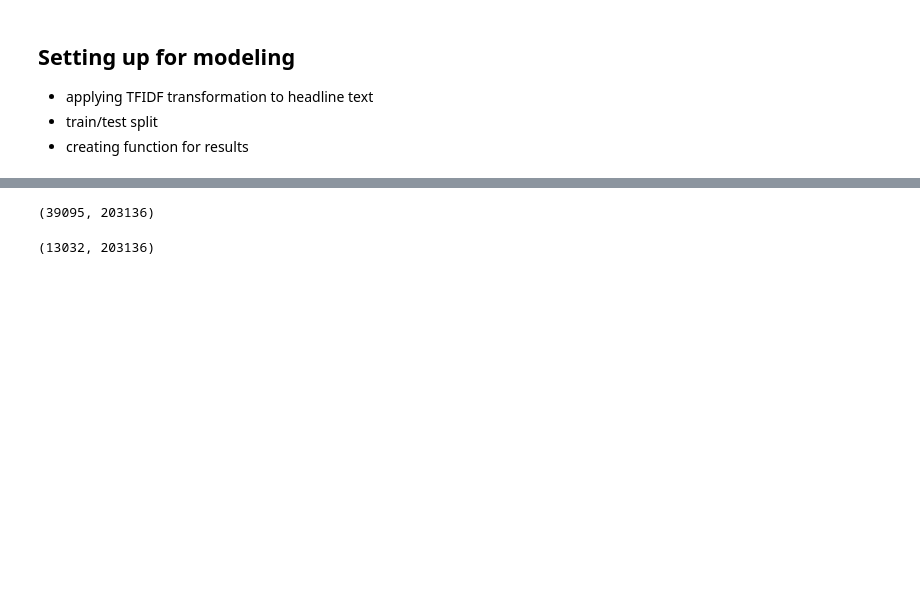
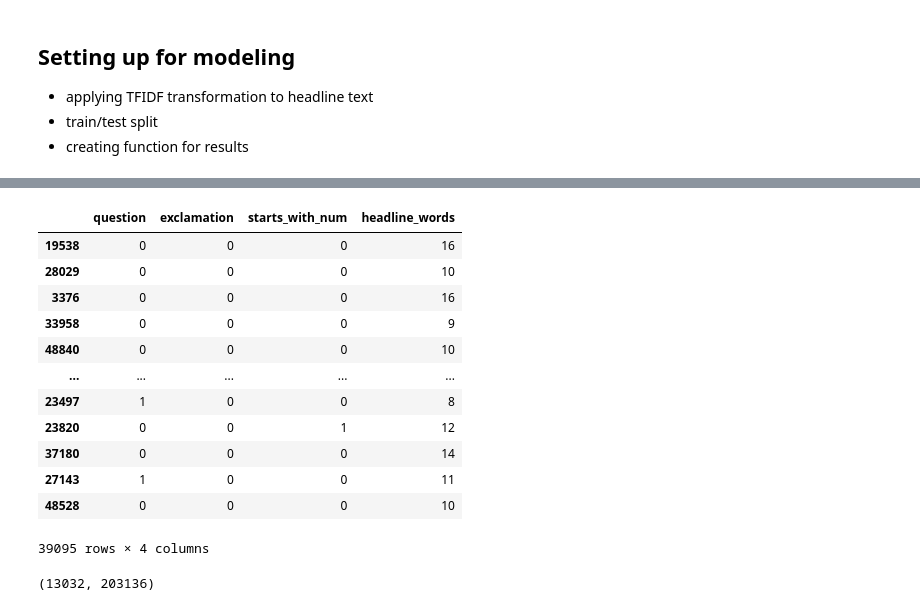
Before and after one commit to AlisonSalerno/clickbait_detector, a Jupyter notebook: workingnotebooks/modeling.ipynb, the cells around one changed output, grey strips where cells are left out. Cells and saved outputs as stored; diff of their text form; code cells hidden in the pictures; blank space fills up the shorter version.

```diff
--- a/workingnotebooks/modeling.ipynb
+++ b/workingnotebooks/modeling.ipynb
@@ -87,10 +85,22 @@ from scipy import sparse
 
 X_train = sparse.hstack([X_train_ef, tfidf_text_train]).tocsr()
 X_test = sparse.hstack([X_test_ef, tfidf_text_test]).tocsr()
-# %%
-X_train.shape
-# %% [output]
-(39095, 203136)
+# %%
+X_train_ef
+# %% [output]
+|  | question | exclamation | starts_with_num | headline_words |
+| 19538 | 0 | 0 | 0 | 16 |
+| 28029 | 0 | 0 | 0 | 10 |
+| 3376 | 0 | 0 | 0 | 16 |
+| 33958 | 0 | 0 | 0 | 9 |
+| 48840 | 0 | 0 | 0 | 10 |
+| ... | ... | ... | ... | ... |
+| 23497 | 1 | 0 | 0 | 8 |
+| 23820 | 0 | 0 | 1 | 12 |
+| 37180 | 0 | 0 | 0 | 14 |
+| 27143 | 1 | 0 | 0 | 11 |
+| 48528 | 0 | 0 | 0 | 10 |
+39095 rows × 4 columns
 # %%
 X_test.shape
 # %% [output]
```
Also changed, not shown: parts of 3 cells of this notebook, 4 other files.
